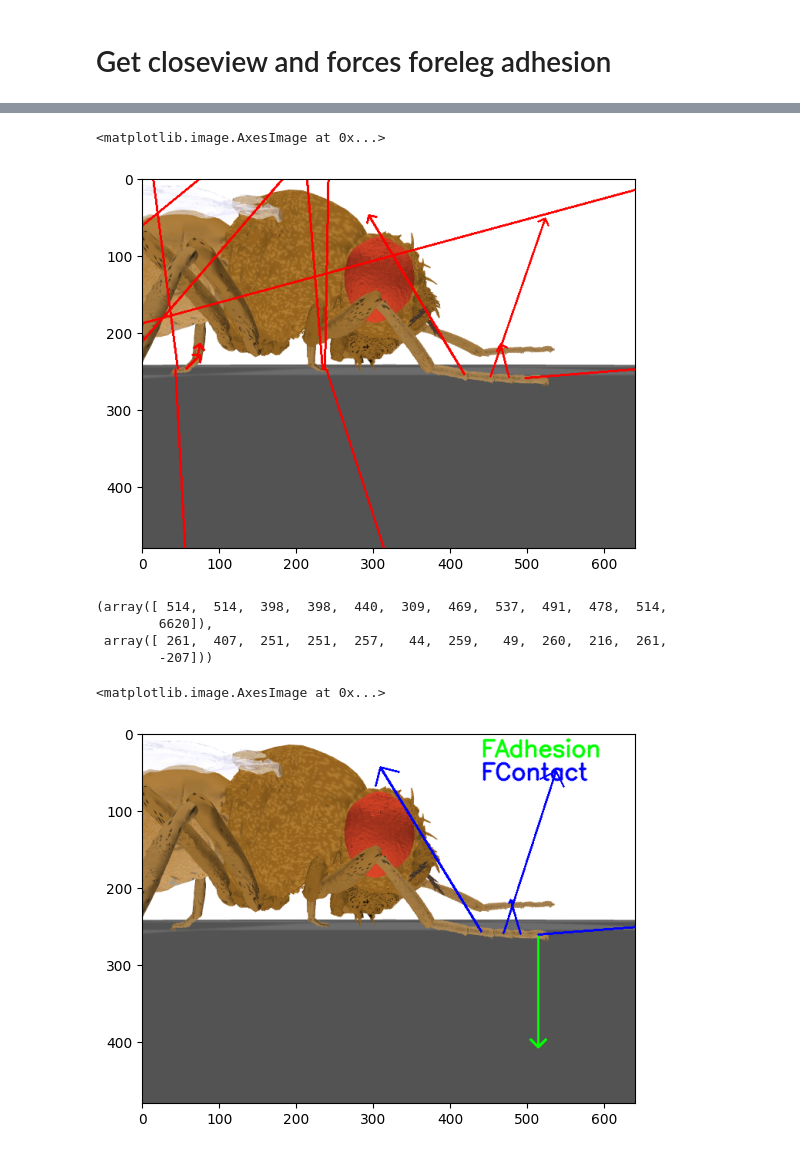
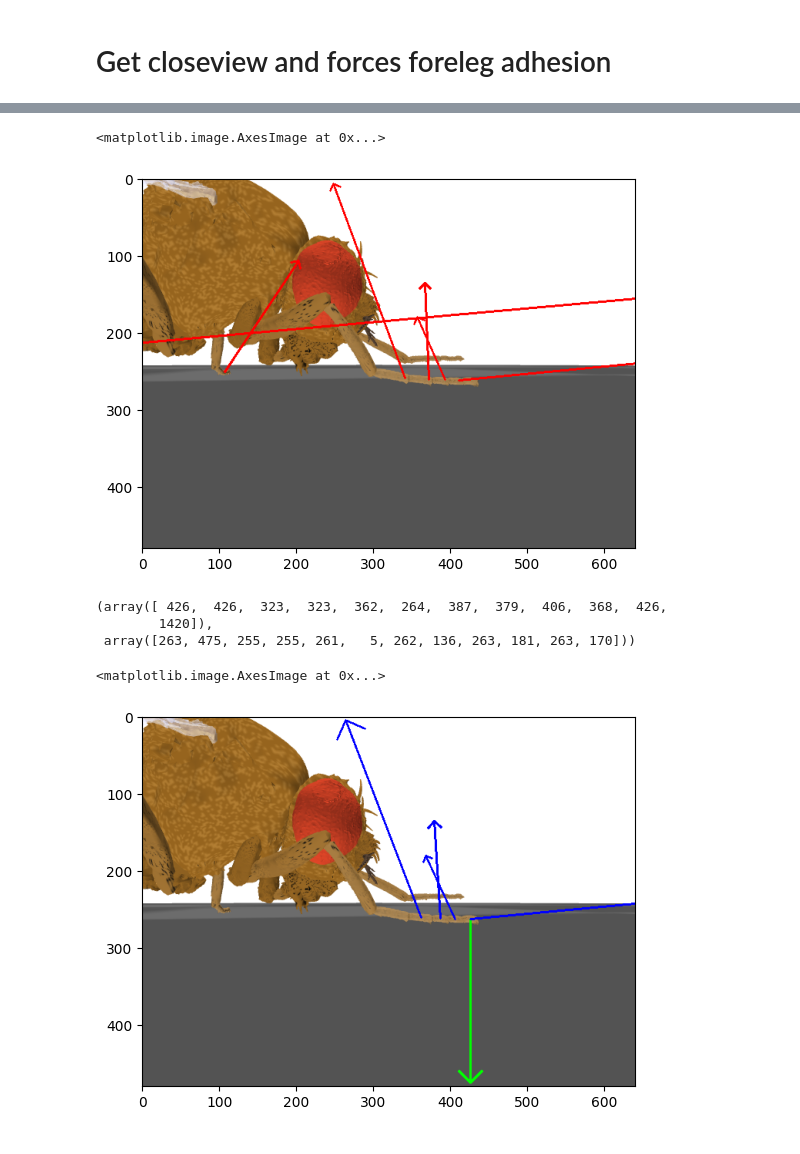
Before and after one commit to NeLy-EPFL/nmf2-paper, a Jupyter notebook: leg_adhesion/generate_adhesion_first_panel.ipynb, the cells around one changed output, grey strips where cells are left out. Cells and saved outputs as stored; diff of their text form; code cells hidden in the pictures.

Commit message:
make data for climbing plots

```diff
--- a/leg_adhesion/generate_adhesion_first_panel.ipynb
+++ b/leg_adhesion/generate_adhesion_first_panel.ipynb
@@ -39,13 +14,17 @@ Similar to the previous demo, we start by initializing the simulation environmen
 # %%
 # Initialize simulation
 run_time = 1
-sim_params = MuJoCoParameters(timestep=1e-4, render_mode="saved", render_playspeed=0.001, render_camera="Animat/camera_RFTarsus1_zoomin",
-                              enable_adhesion = True,
-                                draw_contacts=True,
-                                decompose_contacts=False,
-                                draw_gravity=False,
-                                align_camera_with_gravity=False,
-                                )
+sim_params = MuJoCoParameters(
+    timestep=1e-4,
+    render_mode="saved",
+    render_playspeed=0.001,
+    render_camera="Animat/camera_RFTarsus1_zoomin",
+    enable_adhesion=True,
+    draw_contacts=True,
+    decompose_contacts=False,
+    draw_gravity=False,
+    align_camera_with_gravity=False,
+)
 
 nmf = NeuroMechFlyMuJoCo(
     sim_params=sim_params,
@@ -167,7 +146,7 @@ img = nmf._draw_contacts(img)
 plt.imshow(img)
 # %% [output]
 <matplotlib.image.AxesImage at 0x...>
-[figure, old version]
+[figure, new version]
 # %%
 width, height = sim_params.render_window_size
 nmf.sim_params.draw_contacts = False
@@ -212,29 +191,28 @@ y = np.rint(ys / s).astype(int)
 # %%
 x, y
 # %% [output]
-(array([ 514,  514,  398,  398,  440,  309,  469,  537,  491,  478,  514,
-        6620]),
- array([ 261,  407,  251,  251,  257,   44,  259,   49,  260,  216,  261,
-        -207]))
+(array([ 426,  426,  323,  323,  362,  264,  387,  379,  406,  368,  426,
+        1420]),
+ array([263, 475, 255, 255, 261,   5, 262, 136, 263, 181, 263, 170]))
 # %%
 rgb_contact= (0, 0, 255)
 rgb_adhesion = (0, 255, 0)
 
 img = img.astype(np.uint8)
 for i in range(0, len(x), 2):
     pts1 = x[i], y[i]
     pts2 = x[i+1], y[i+1]
     rgb = rgb_contact
     if i == 0:
         rgb = rgb_adhesion
     if not np.any(pts1 == pts2):
         img = cv2.arrowedLine(img, pts1, pts2, rgb, 2)
 # add text
 font = cv2.FONT_HERSHEY_SIMPLEX
-img = cv2.putText(img, 'FAdhesion', (width-200, 30), font, 1, rgb_adhesion, 2, cv2.LINE_AA)
-img = cv2.putText(img, 'FContact', (width-200, 60), font, 1, rgb_contact, 2, cv2.LINE_AA)
+# img = cv2.putText(img, 'FAdhesion', (width-200, 30), font, 1, rgb_adhesion, 2, cv2.LINE_AA)
+# img = cv2.putText(img, 'FContact', (width-200, 60), font, 1, rgb_contact, 2, cv2.LINE_AA)
 
 plt.imshow(img)
 # %% [output]
 <matplotlib.image.AxesImage at 0x...>
-[figure, old version]
+[figure, new version]
```
Also changed, not shown: parts of 4 cells of this notebook, 16 other files.
